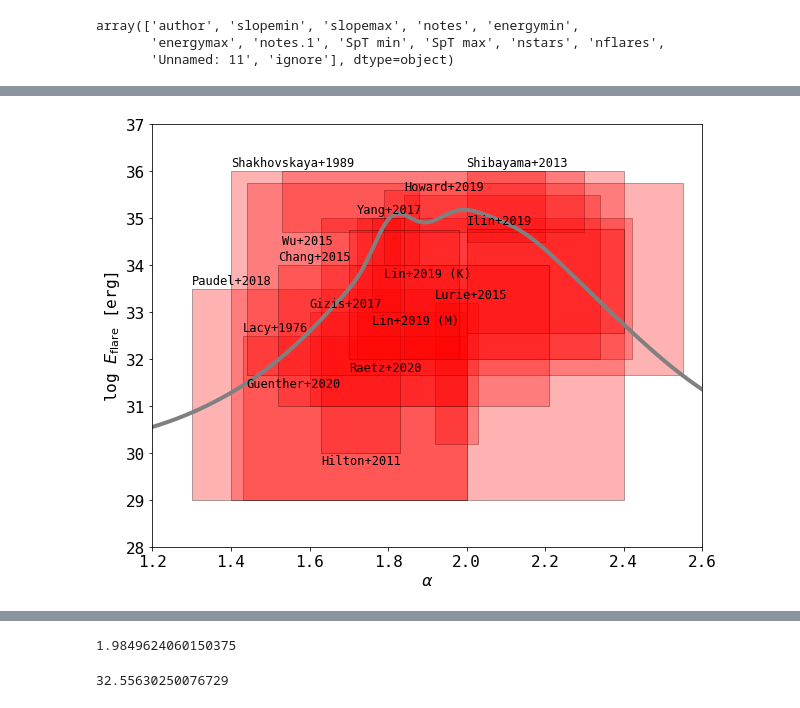
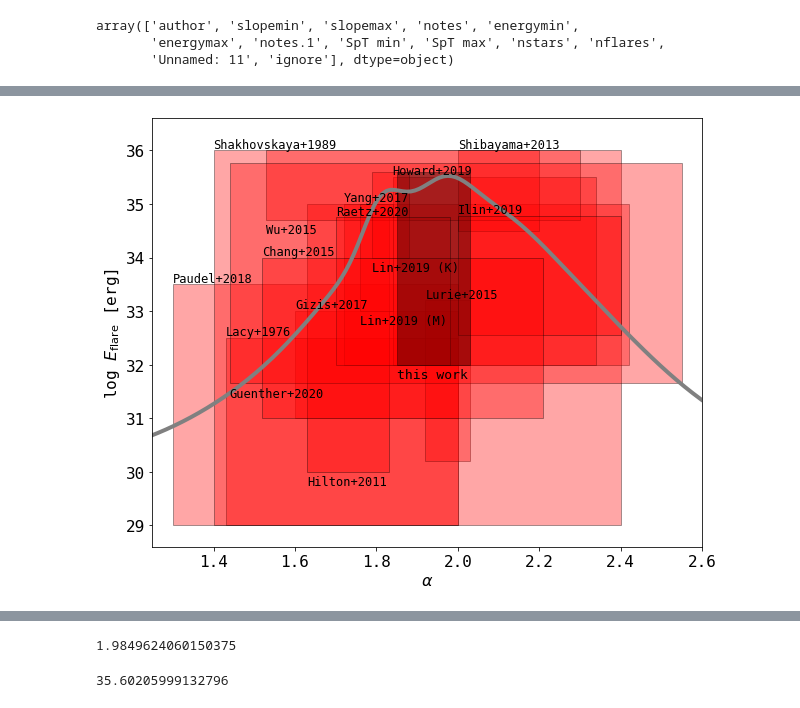
Before and after one commit to ekaterinailin/flares-in-clusters-ii-draft, a Jupyter notebook: Alpha_prior.ipynb, the cells around one changed output, grey strips where cells are left out. Drawn from its saved outputs; the diff is of its cells as text; code cells hidden in the pictures.

```diff
--- a/Alpha_prior.ipynb
+++ b/Alpha_prior.ipynb
@@ -49,42 +69,48 @@ from matplotlib.collections import PatchCollection
 def floatify(x):
     return float(str(x).replace(",","."))
 
 def gaussian(x, mu, sig):
     return np.exp(-np.power(x - mu, 2.) / (2 * np.power(sig, 2.)))
 
 fix, ax = plt.subplots(1, figsize=(9,7))
 #
 alphas = np.linspace(0,4,400)
 g = np.zeros_like(alphas)
 boxes = []
 for label, row in df[["slopemin", "slopemax","energymin", "energymax","author", "nflares"]].dropna(how="any").iterrows():
     mi , ma, nflares = floatify(row.slopemin), floatify(row.slopemax), floatify(row.nflares)
     g = g + gaussian(alphas, (mi + ma)/2, (ma - mi)/2, ) * np.sqrt(nflares / totflares)
     f = Rectangle((mi, floatify(row.energymin)),
              ma-mi,
              floatify(row.energymax) - floatify(row.energymin))
     if row.author in ["Hilton2011","Lin+2019 (M)","Lin+2019 (K)",
-                      "Wu+2015", "Hilton+2011", "Guenther+2020",
-                      "Raetz+2020"] :
+                      "Wu+2015", "Hilton+2011", "Guenther+2020",]:
+                     # "Raetz+2020"] :
         ax.text(mi, floatify(row.energymin)-0.25, row.author, fontsize=12)
+        boxes.append(f)
+    elif row.author == "this work":
+        ax.text(mi, floatify(row.energymin)-0.25, row.author, fontsize=13)
+        pc = PatchCollection([f], facecolor="k", alpha=.35,
+                     edgecolor="k")
+        ax.add_collection(pc,)
     else:
-        ax.text(mi, floatify(row.energymax)+0.1, row.author, fontsize=12)
-    boxes.append(f)
+        ax.text(mi, floatify(row.energymax)+0.05, row.author, fontsize=12)
+        boxes.append(f)
 ax.plot(alphas, 30+g*3, c="grey", linewidth=4)
 # Create patch collection with specified colour/alpha
-pc = PatchCollection(boxes, facecolor="r", alpha=.3,
-                     edgecolor="k")
+pc = PatchCollection(boxes, facecolor="r", alpha=.35,
+                     edgecolor="k", zorder=-1)
 ax.add_collection(pc)
 
-plt.xlim(1.2,2.6)
-plt.ylim(28,37)
+plt.xlim(1.25,2.6)
+plt.ylim(28.6,36.6)
 plt.xlabel(r"$\alpha$")
 plt.ylabel(r"log $E_\mathrm{flare}$ [erg]")
 plt.tight_layout()
 #plt.savefig("overview_alpha_literature.png", dpi=300)
 plt.savefig("Flares_in_Clusters_with_K2_2/pics/appendix/overview_alpha_literature.png", dpi=300)
 # %% [output]
-[figure, old version]
+[figure, new version]
 # %%
 alphas = np.linspace(0,4,400)
 g = np.zeros_like(alphas)
@@ -117,6 +143,6 @@ alphas[np.argmax(g)]
 # %% [output]
 1.9849624060150375
 # %%
-np.log10(3.6e32)
+np.log10(4e35)
 # %% [output]
-32.55630250076729
+35.60205999132796
```
Also changed, not shown: parts of 3 cells of this notebook, 16 other files.
